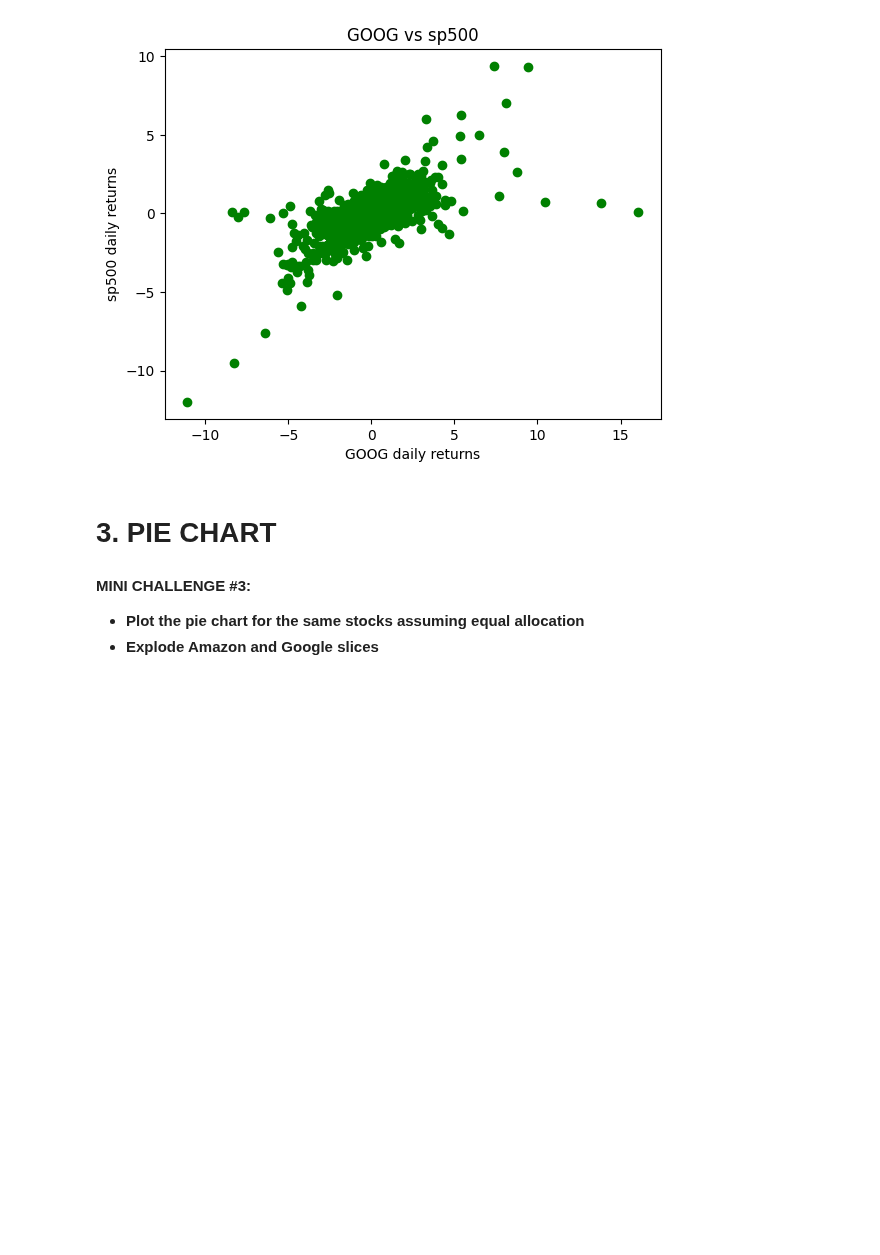
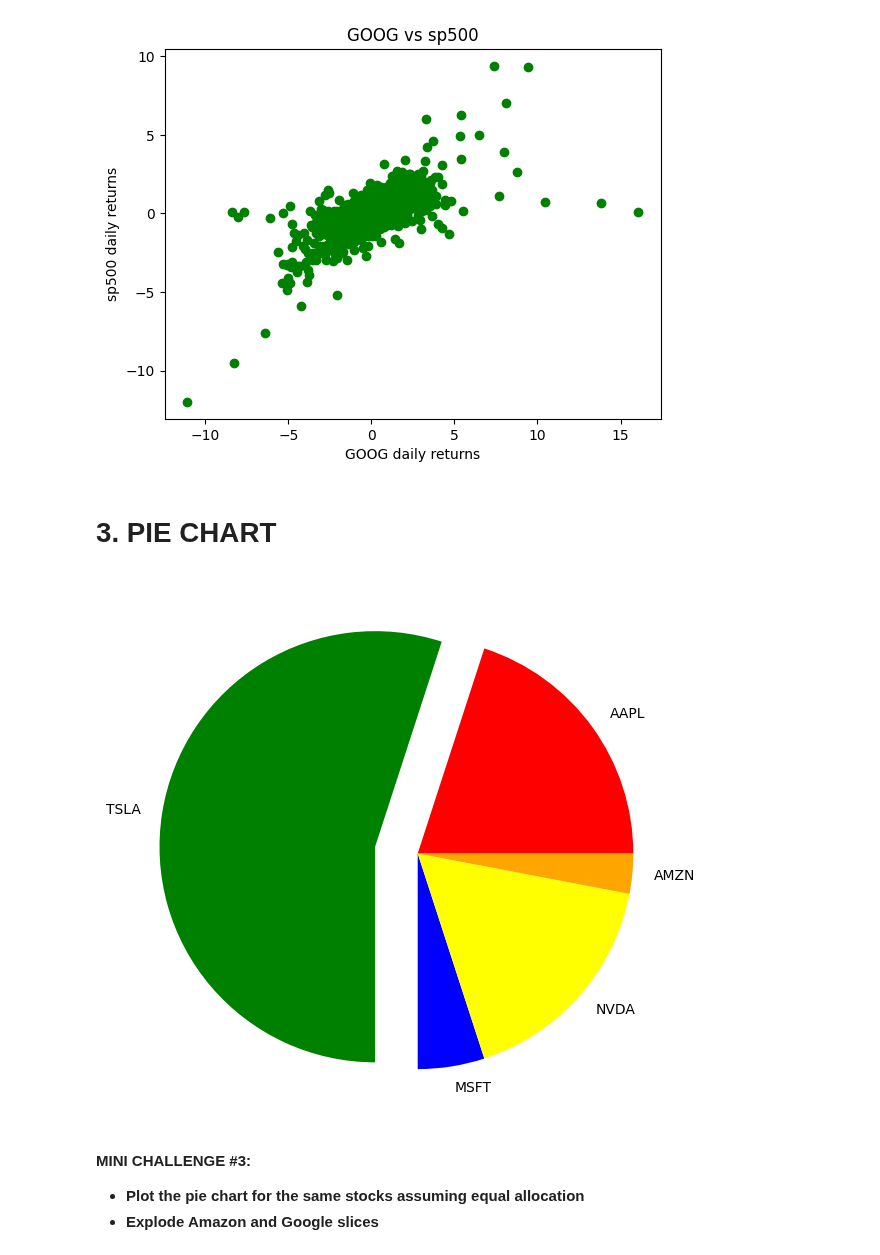
Before and after one commit to timvirga/StockPrediction, a Jupyter notebook: Section11-matplotlib/9_Python_101_Data_Visualization_with_matplotlib_Skeleton.ipynb, the cells around one changed output. Saved outputs shown, nothing was run; the diff lists cells and outputs as text; code cells hidden in the pictures; blank space fills up the shorter version.

```diff
--- a/Section11-matplotlib/9_Python_101_Data_Visualization_with_matplotlib_Skeleton.ipynb
+++ b/Section11-matplotlib/9_Python_101_Data_Visualization_with_matplotlib_Skeleton.ipynb
@@ -102,6 +102,15 @@ Text(0, 0.5, 'sp500 daily returns')
 value = [20,55,5,17,3]
 colors = ['red', 'green', 'blue', 'yellow','orange']
 labels = ['AAPL','TSLA','MSFT','NVDA','AMZN']
+explode = [0, 0.2,0,0,0]
+# %%
+# specify the figure size plt.figure(figsize=(10,10))
+plt.figure(figsize=(7,7))
+
+# bring it all together - a semicolon ; at the end will hide all of the ouput text
+plt.pie(value,explode=explode, colors=colors,labels=labels);
+# %% [output]
+[figure, added]
 # %% [markdown]
 **MINI CHALLENGE #3:**
 - **Plot the pie chart for the same stocks assuming equal allocation**
```
Also changed, not shown: parts of 2 cells of this notebook.
